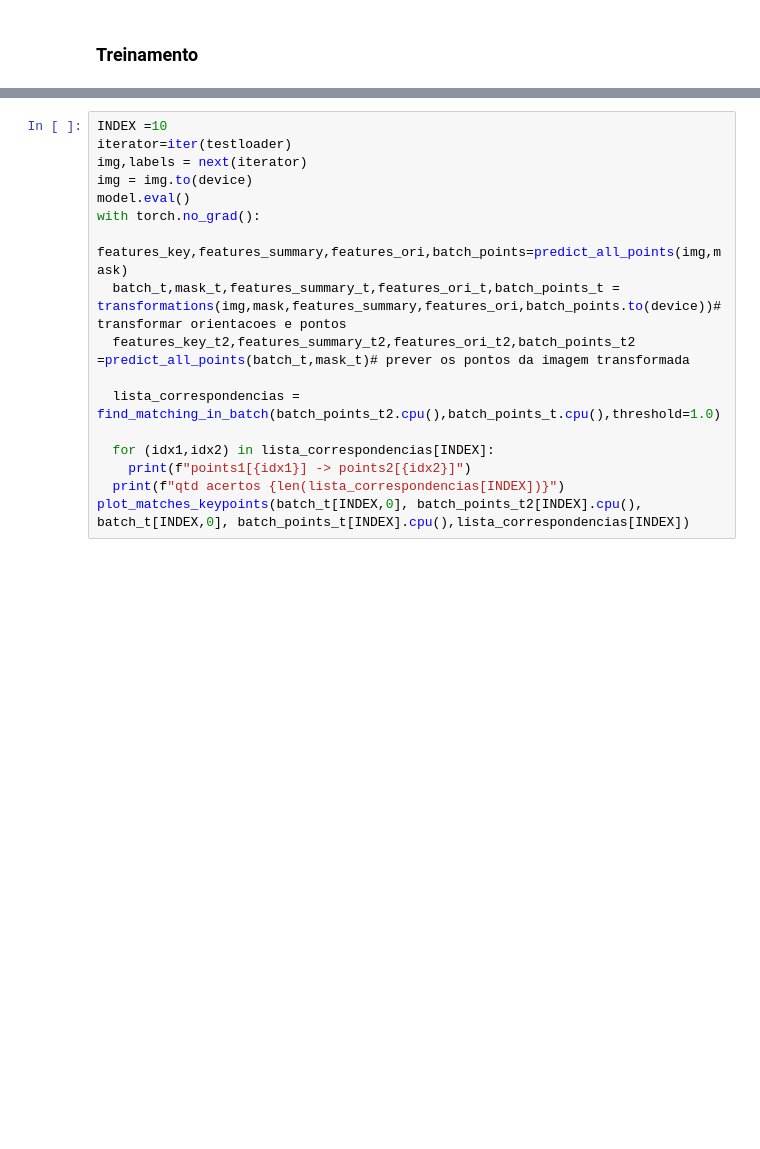
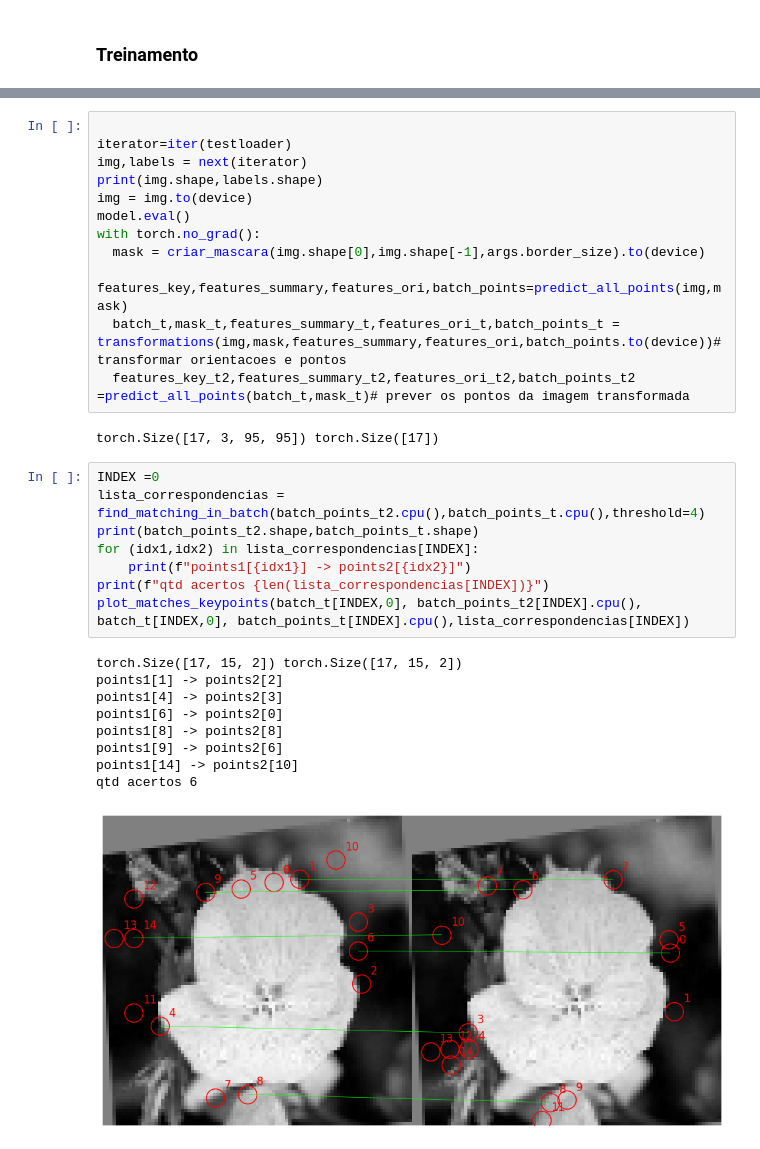
Before and after one commit to binarycode11/singular-points, a Jupyter notebook: singular_points.ipynb, the cells around one changed output, grey strips where cells are left out. Cells and saved outputs as stored; diff of their text form; blank space fills up the shorter version.

```diff
--- a/singular_points.ipynb
+++ b/singular_points.ipynb
@@ -551,17 +597,32 @@ epoca 0 loss 0
 # %%
-INDEX =10
+
 iterator=iter(testloader)
 img,labels = next(iterator)
+print(img.shape,labels.shape)
 img = img.to(device)
 model.eval()
 with torch.no_grad():
+  mask = criar_mascara(img.shape[0],img.shape[-1],args.border_size).to(device)
   features_key,features_summary,features_ori,batch_points=predict_all_points(img,mask)
   batch_t,mask_t,features_summary_t,features_ori_t,batch_points_t = transformations(img,mask,features_summary,features_ori,batch_points.to(device))# transformar orientacoes e pontos
   features_key_t2,features_summary_t2,features_ori_t2,batch_points_t2 =predict_all_points(batch_t,mask_t)# prever os pontos da imagem transformada
-
-  lista_correspondencias = find_matching_in_batch(batch_points_t2.cpu(),batch_points_t.cpu(),threshold=1.0)
-
-  for (idx1,idx2) in lista_correspondencias[INDEX]:
-    print(f"points1[{idx1}] -> points2[{idx2}]")
-  print(f"qtd acertos {len(lista_correspondencias[INDEX])}")
-plot_matches_keypoints(batch_t[INDEX,0], batch_points_t2[INDEX].cpu(), batch_t[INDEX,0], batch_points_t[INDEX].cpu(),lista_correspondencias[INDEX])
+# %% [output]
+torch.Size([17, 3, 95, 95]) torch.Size([17])
+# %%
+INDEX =0
+lista_correspondencias = find_matching_in_batch(batch_points_t2.cpu(),batch_points_t.cpu(),threshold=4)
+print(batch_points_t2.shape,batch_points_t.shape)
+for (idx1,idx2) in lista_correspondencias[INDEX]:
+    print(f"points1[{idx1}] -> points2[{idx2}]")
+print(f"qtd acertos {len(lista_correspondencias[INDEX])}")
+plot_matches_keypoints(batch_t[INDEX,0], batch_points_t2[INDEX].cpu(), batch_t[INDEX,0], batch_points_t[INDEX].cpu(),lista_correspondencias[INDEX])
+# %% [output]
+torch.Size([17, 15, 2]) torch.Size([17, 15, 2])
+points1[1] -> points2[2]
+points1[4] -> points2[3]
+points1[6] -> points2[0]
+points1[8] -> points2[8]
+points1[9] -> points2[6]
+points1[14] -> points2[10]
+qtd acertos 6
+[figure, added]
```
Also changed, not shown: parts of 14 cells of this notebook, 1 other file.
